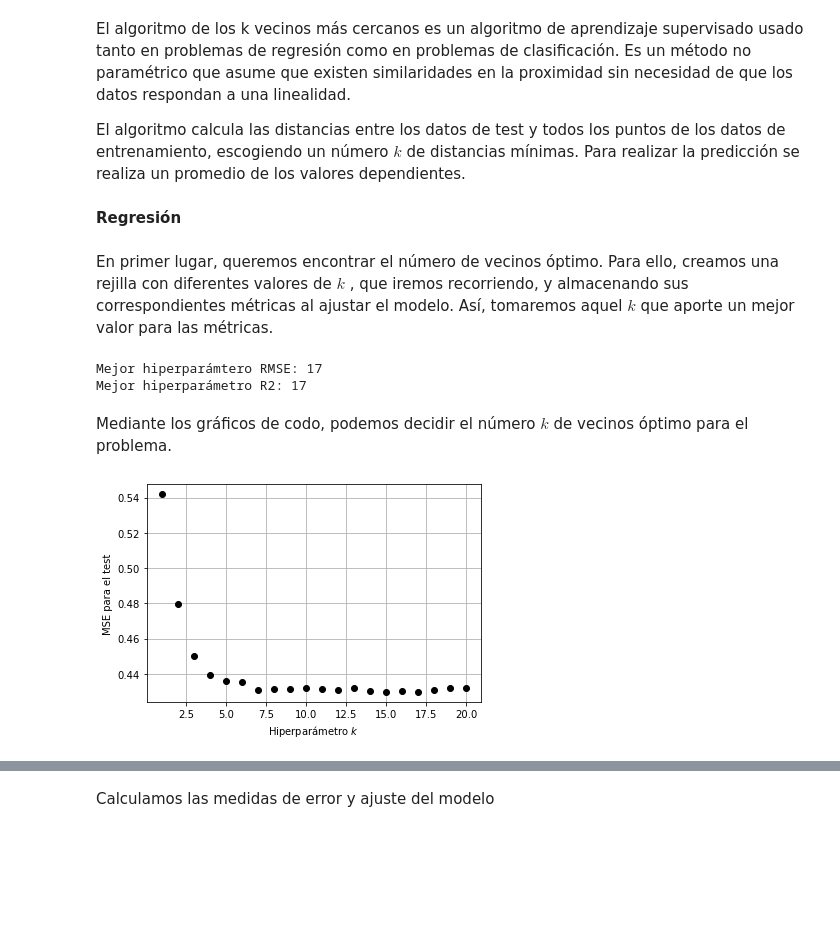
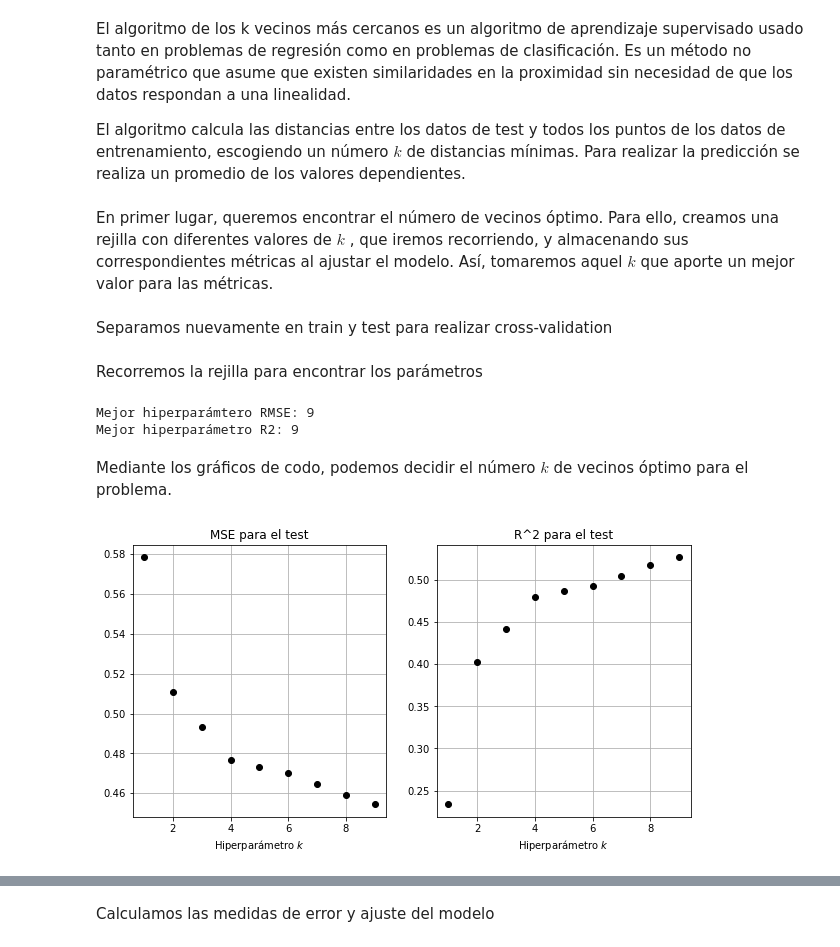
Before and after one commit to sofiamacein/Airbnb_Proyecto, a Jupyter notebook: Airbnb_MODELS.ipynb, the cells around one changed output, grey strips where cells are left out. Drawn from its saved outputs; the diff is of its cells as text; code cells hidden in the pictures; blank space fills up the shorter version.

```diff
--- a/Airbnb_MODELS.ipynb
+++ b/Airbnb_MODELS.ipynb
@@ -17,11 +19,9 @@ warnings.filterwarnings('ignore')
 # %% [markdown]
 En primer lugar, obtenemos los datos del análsis exploratorio hecho previamente ya habiendo separado en datos de entrenamiento y datos de test
 # %%
-# Guardamos los datos
+# Importacion de datos
 X_train = pd.read_csv('./Datos/X_train.csv')
-X_train = X_train.set_index('id')
 X_test = pd.read_csv('./Datos/X_test.csv')
-X_test = X_test.set_index('id')
 y_train = pd.read_csv('./Datos/y_train.csv')
 y_test = pd.read_csv('./Datos/y_test.csv')
 # %% [markdown]
@@ -114,0 +162,8 @@ plt.show()
+# %%
+# Eliminacion de la observacion
+X_test.drop(165,axis=0,inplace=True)
+y_test.drop(165,axis = 0, inplace=True)
+y_pred = reg.predict(X_test)
+
+# Clasificacion
+y_test_clas = pd.qcut(y_test.values.flatten(), 3, labels=False)
@@ -168,56 +216,73 @@ mc['LR'] = mc_lr
 El algoritmo de los k vecinos más cercanos es un algoritmo de aprendizaje supervisado usado tanto en problemas de regresión como en problemas de clasificación. Es un método no paramétrico que asume que existen similaridades en la proximidad sin necesidad de que los datos respondan a una linealidad.
 
 El algoritmo calcula las distancias entre los datos de test y todos los puntos de los datos de entrenamiento, escogiendo un número $k$ de distancias mínimas. Para realizar la predicción se realiza un promedio de los valores dependientes.
-# %% [markdown]
-**Regresión**
 # %% [markdown]
 En primer lugar, queremos encontrar el número de vecinos óptimo. Para ello, creamos una rejilla con diferentes valores de $k$ , que iremos recorriendo, y almacenando sus correspondientes métricas al ajustar el modelo. Así, tomaremos aquel $k$ que aporte un mejor valor para las métricas.
 # %%
 # Librerias
 from sklearn.neighbors import KNeighborsRegressor
+# %% [markdown]
+Separamos nuevamente en train y test para realizar cross-validation
+# %%
+# Pasticion de datos
+X_cv_train, X_cv_test, y_cv_train, y_cv_test = train_test_split(X_train, y_train, test_size=0.3)
+# %% [markdown]
+Recorremos la rejilla para encontrar los parámetros
 # %%
-ks = list(range(1,21))
+# Posible numero de vecinos
+ks = list(range(1,10))
 
-# En este diccionario iremos guardando las metricas sobre test asociadas a cada valor de $k$
+# Almacenamiento de metricas
 rmses = {}
 r2s = {}
 
-# Vamos recorriendo la rejilla con un bucle for
+# Hiperparametrizacion
 for k in ks:
 
-    # Definimos el modelo con el valor de hiperparametro correspondiente
+    # Ajuste del modelo
     knn = KNeighborsRegressor(n_neighbors=k)
+    knn.fit(X_cv_train, y_cv_train)
 
-    # Ajustamos a los datos de entrenamiento
-    knn.fit(X_train, y_train)
+    # Predicciones sobre test
+    y_pred = knn.predict(X_cv_test)
 
-    # Hacemos predicciones sobre los datos de test
-    y_pred = knn.predict(X_test)
+    # Metricas
+    rmse_k = np.sqrt(mean_squared_error(y_cv_test, y_pred))
+    r2_k  = r2_score(y_cv_test, y_pred)
+    rmses[k] = rmse_k
+    r2s[k] = r2_k
 
-    # Evaluamos y guardamos la metrica correspondiente
-    rmse_m = np.sqrt(mean_squared_error(y_test, y_pred))
-    r2_m  = r2_score(y_test, y_pred)
-    rmses[k] = rmse_m
-    r2s[k] = r2_m
-
+# Optimo
 min_rmses = min(rmses,key=rmses.get)
 max_r2s = max(r2s, key=r2s.get)
 
 print("Mejor hiperparámtero RMSE:", min_rmses)
 print("Mejor hiperparámetro R2:", max_r2s)
 # %% [output]
-Mejor hiperparámtero RMSE: 17
-Mejor hiperparámetro R2: 17
+Mejor hiperparámtero RMSE: 9
+Mejor hiperparámetro R2: 9
 # %% [markdown]
 Mediante los gráficos de codo, podemos decidir el número $k$ de vecinos óptimo para el problema.
 # %%
 # Error cuadratico medio para el test
 ks_arr = np.fromiter(rmses.keys(), dtype=int)
 rmses_arr = np.fromiter(rmses.values(), dtype=float)
 
-plt.plot(ks_arr, rmses_arr, 'ok')
-plt.grid(True)
-plt.xlabel('Hiperparámetro $k$');
-plt.ylabel('MSE para el test');
+# R2 para el test
+ks_arr = np.fromiter(r2s.keys(), dtype=int)
+r2s_arr = np.fromiter(r2s.values(), dtype=float)
+
+# Graficos
+fig, (ax1, ax2) = plt.subplots(1, 2, figsize=(10, 5))
+
+ax1.plot(ks_arr, rmses_arr, 'ok')
+ax1.grid(True)
+ax1.set_xlabel('Hiperparámetro $k$');
+ax1.set_title('MSE para el test');
+
+ax2.plot(ks_arr, r2s_arr, 'ok')
+ax2.grid(True)
+ax2.set_xlabel('Hiperparámetro $k$');
+ax2.set_title('R^2 para el test');
 # %% [output]
-[figure, old version]
+[figure, new version]
```
Also changed, not shown: parts of 75 cells of this notebook, 1 other file.
